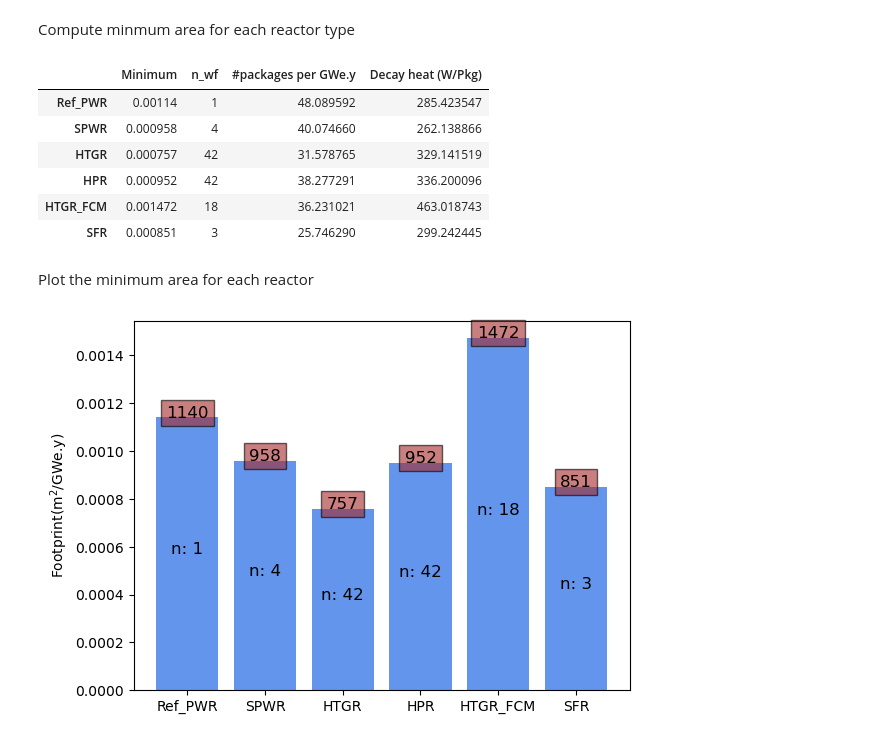
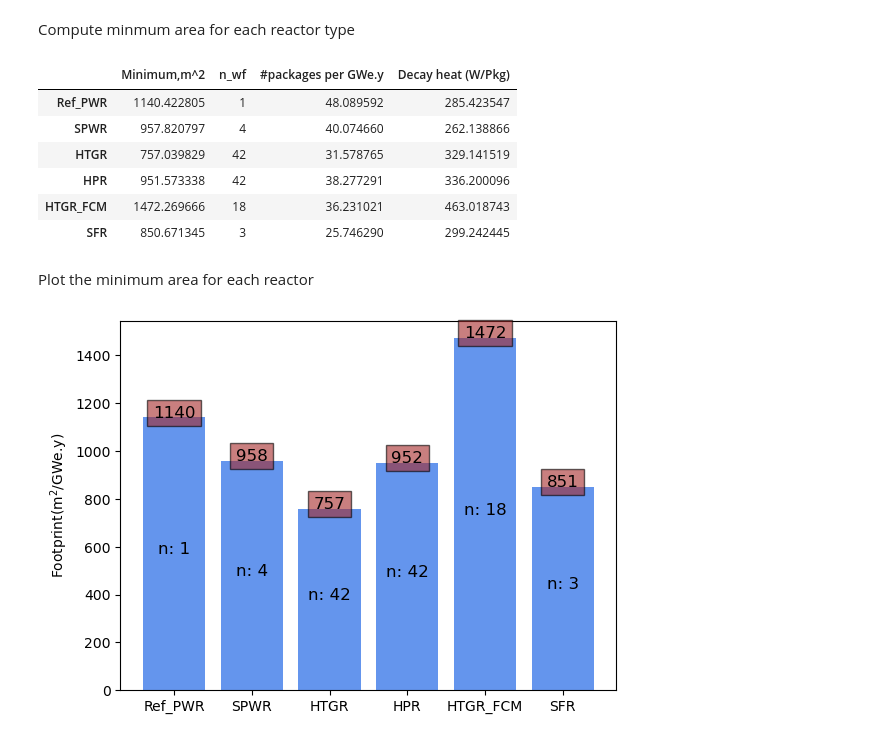
Before and after one commit to hmwainw/R2R4SNF, a Jupyter notebook: 3_Repository_footprint_post.ipynb, the cells around one changed output. Cells and saved outputs as stored; diff of their text form; code cells hidden in the pictures.

```diff
--- a/3_Repository_footprint_post.ipynb
+++ b/3_Repository_footprint_post.ipynb
@@ -107,12 +107,12 @@ def min_area_reactors_st(reactors, primary_path, st):
     """
     Returns a dataframe with the reactors minimum area for the input surface storage time
     """
-    df_min = pd.DataFrame(columns=['Minimum', 'n_wf'])
+    df_min = pd.DataFrame(columns=['Minimum,m^2', 'n_wf'])
     for reactor in reactors:
         n_wf, results=read_files(reactor, primary_path)
         min_area, n_wf_min, min_N_pkg = get_min_area(results, n_wf, st)
 
-        df_min.loc[reactor,'Minimum']= min_area
+        df_min.loc[reactor,'Minimum,m^2']= min_area*1e6
         df_min.loc[reactor,'n_wf']= n_wf_min
         df_min.loc[reactor,'#packages per GWe.y'] = min_N_pkg
 
@@ -236,37 +236,37 @@ plt.axhline(y=1600, color="black")
 # %% [markdown]
 Compute minmum area for each reactor type
 # %%
-st=50.
+st=50. # storage time of 50 years
 df_min_st=min_area_reactors_st(reactors, primary_path, st)
 df_min_st.to_csv('rep_foot_print.csv')
 df_min_st
 # %% [output]
-|  | Minimum | n_wf | #packages per GWe.y | Decay heat (W/Pkg) |
-| Ref_PWR | 0.00114 | 1 | 48.089592 | 285.423547 |
-| SPWR | 0.000958 | 4 | 40.074660 | 262.138866 |
-| HTGR | 0.000757 | 42 | 31.578765 | 329.141519 |
-| HPR | 0.000952 | 42 | 38.277291 | 336.200096 |
-| HTGR_FCM | 0.001472 | 18 | 36.231021 | 463.018743 |
-| SFR | 0.000851 | 3 | 25.746290 | 299.242445 |
+|  | Minimum,m^2 | n_wf | #packages per GWe.y | Decay heat (W/Pkg) |
+| Ref_PWR | 1140.422805 | 1 | 48.089592 | 285.423547 |
+| SPWR | 957.820797 | 4 | 40.074660 | 262.138866 |
+| HTGR | 757.039829 | 42 | 31.578765 | 329.141519 |
+| HPR | 951.573338 | 42 | 38.277291 | 336.200096 |
+| HTGR_FCM | 1472.269666 | 18 | 36.231021 | 463.018743 |
+| SFR | 850.671345 | 3 | 25.746290 | 299.242445 |
 # %% [markdown]
 Plot the minimum area for each reactor
 # %%
 x = np.arange(len(reactors)) # the label locations
 n=[i for i in df_min_st['n_wf']]
-a=[round(i*1e6) for i in df_min_st['Minimum']]
+a=[round(i) for i in df_min_st['Minimum,m^2']]
 
 fig, ax = plt.subplots()
 
-plt.bar(reactors, df_min_st['Minimum'], color='cornflowerblue')
+plt.bar(reactors, df_min_st['Minimum,m^2'], color='cornflowerblue')
 ax.set_ylabel(r'Footprint(m$^2$/GWe.y)')
-#ax.set_title('Total area required to store 100 GWe.year equivalent spent fuel per reactor for a surface storage time of '+ str(st))
+#ax.set_title('Total area required to store 1 GWe.year equivalent spent fuel per reactor for a surface storage time of '+ str(st))
 ax.set_xticks(x)
 ax.set_xticklabels(reactors_legend)
 
 # calling the function to add value labels
-addlabels_center(x, df_min_st['Minimum'], n)
-addlabels_upper(x, df_min_st['Minimum'], a)
+addlabels_center(x, df_min_st['Minimum,m^2'], n)
+addlabels_upper(x, df_min_st['Minimum,m^2'], a)
 
 plt.show()
 # %% [output]
-[figure, old version]
+[figure, new version]
```
Also changed, not shown: parts of 1 cell of this notebook, 4 other files.
